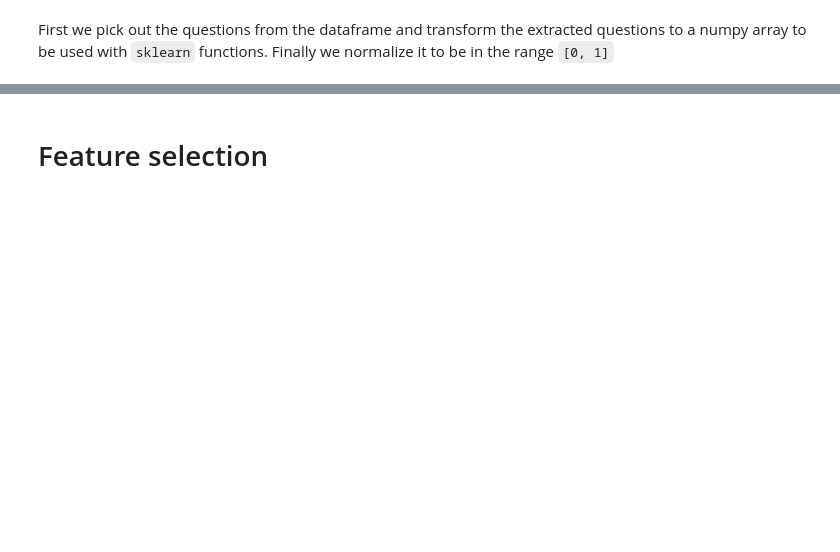
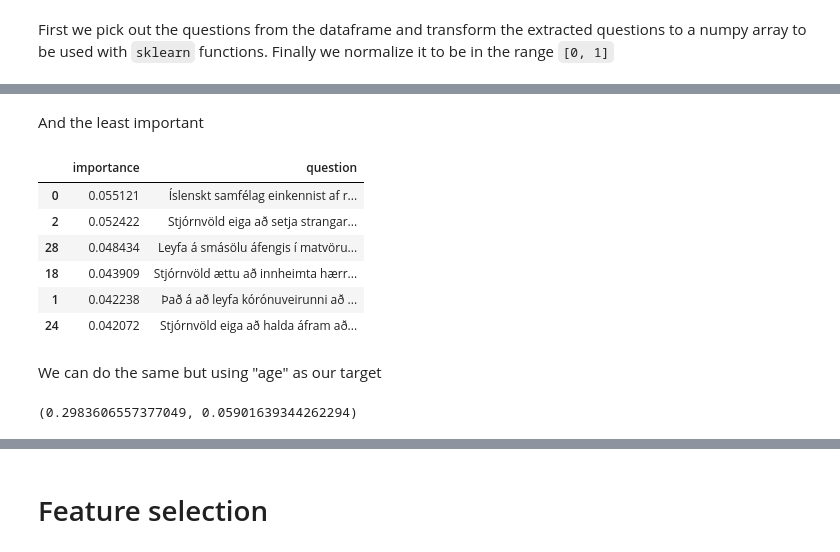
Before and after one commit to roberttorfason/blog, a Jupyter notebook: _notebooks/2021-09-22-kosningaprof.ipynb, the cells around one changed output, grey strips where cells are left out. Cells and saved outputs as stored; diff of their text form; code cells hidden in the pictures; blank space fills up the shorter version.

```diff
--- a/_notebooks/2021-09-22-kosningaprof.ipynb
+++ b/_notebooks/2021-09-22-kosningaprof.ipynb
@@ -357,0 +407,22 @@ cv_results
+# %% [markdown]
+And the least important
+# %%
+df_questions_with_importance.head(6)[["importance", "question"]]
+# %% [output]
+|  | importance | question |
+| 0 | 0.055121 | Íslenskt samfélag einkennist af r... |
+| 2 | 0.052422 | Stjórnvöld eiga að setja strangar... |
+| 28 | 0.048434 | Leyfa á smásölu áfengis í matvöru... |
+| 18 | 0.043909 | Stjórnvöld ættu að innheimta hærr... |
+| 1 | 0.042238 | Það á að leyfa kórónuveirunni að ... |
+| 24 | 0.042072 | Stjórnvöld eiga að halda áfram að... |
+# %% [markdown]
+We can do the same but using "age" as our target
+# %%
+y, idxs = target_from_col_name(df_results, "age_binned", -10)
+x_filter, y_filter = x[idxs, :], y[idxs]
+
+cv_results = cross_validate(clf, x_filter, y_filter, cv=5)
+np.mean(cv_results["test_score"]), np.std(cv_results["test_score"])
+# %% [output]
+(0.2983606557377049, 0.05901639344262294)
```
Also changed, not shown: parts of 86 cells of this notebook.
